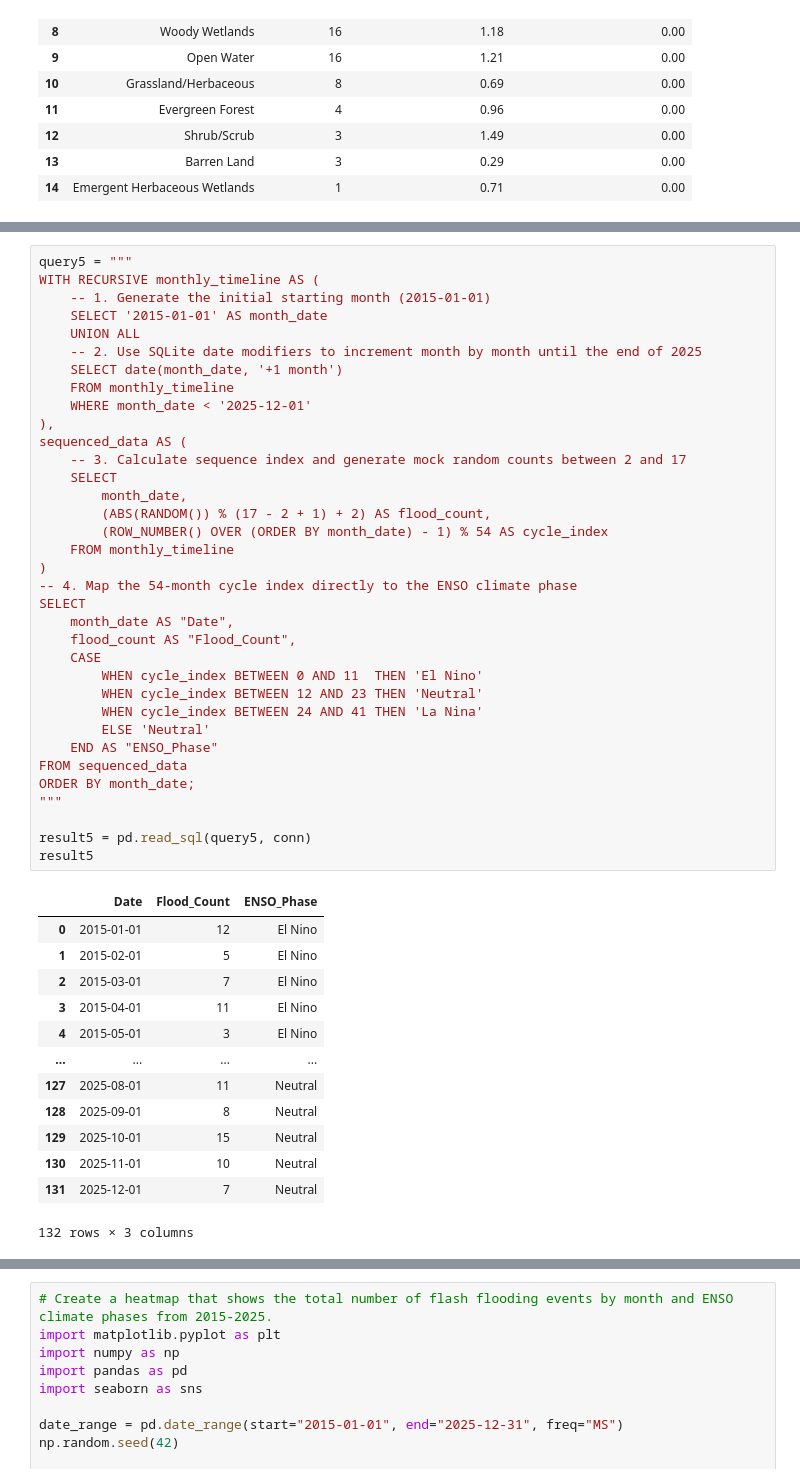
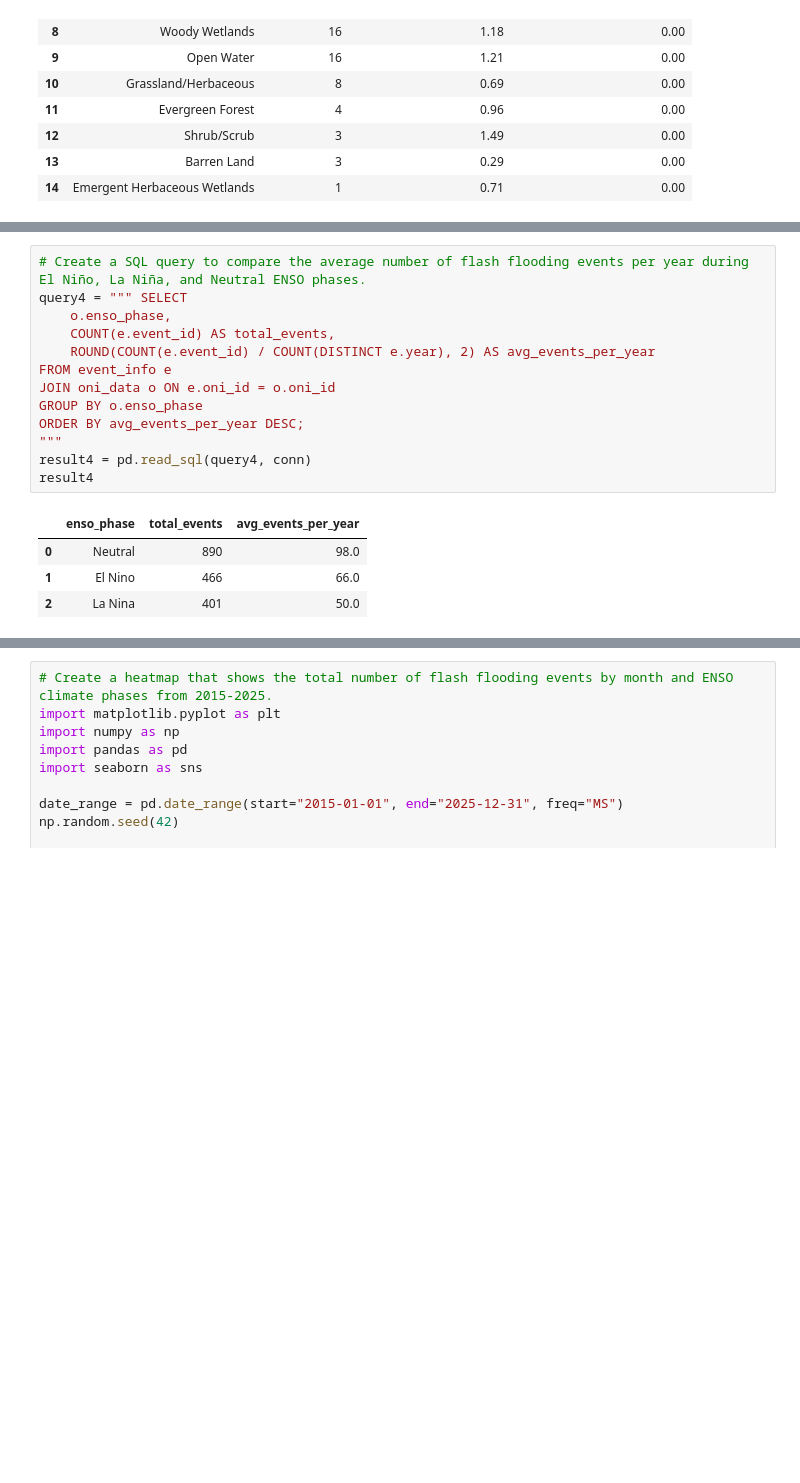
Before and after one commit to ashleyadehart/flash_floods_ky_2015_2025, a Jupyter notebook: notebooks/flash_floods_ky_2015_2025.ipynb, the cells around one changed output, grey strips where cells are left out. Cells and saved outputs as stored; diff of their text form; blank space fills up the shorter version.

Commit message:
Updated SQL queries and advanced data visualizations

```diff
--- a/notebooks/flash_floods_ky_2015_2025.ipynb
+++ b/notebooks/flash_floods_ky_2015_2025.ipynb
@@ -1036,49 +1047,18 @@ result4
 # %%
-query5 = """
-WITH RECURSIVE monthly_timeline AS (
-    -- 1. Generate the initial starting month (2015-01-01)
-    SELECT '2015-01-01' AS month_date
-    UNION ALL
-    -- 2. Use SQLite date modifiers to increment month by month until the end of 2025
-    SELECT date(month_date, '+1 month')
-    FROM monthly_timeline
-    WHERE month_date < '2025-12-01'
-),
-sequenced_data AS (
-    -- 3. Calculate sequence index and generate mock random counts between 2 and 17
-    SELECT
-        month_date,
-        (ABS(RANDOM()) % (17 - 2 + 1) + 2) AS flood_count,
-        (ROW_NUMBER() OVER (ORDER BY month_date) - 1) % 54 AS cycle_index
-    FROM monthly_timeline
-)
--- 4. Map the 54-month cycle index directly to the ENSO climate phase
-SELECT
-    month_date AS "Date",
-    flood_count AS "Flood_Count",
-    CASE
-        WHEN cycle_index BETWEEN 0 AND 11  THEN 'El Nino'
-        WHEN cycle_index BETWEEN 12 AND 23 THEN 'Neutral'
-        WHEN cycle_index BETWEEN 24 AND 41 THEN 'La Nina'
-        ELSE 'Neutral'
-    END AS "ENSO_Phase"
-FROM sequenced_data
-ORDER BY month_date;
+# Create a SQL query to compare the average number of flash flooding events per year during El Niño, La Niña, and Neutral ENSO phases.
+query4 = """ SELECT
+    o.enso_phase,
+    COUNT(e.event_id) AS total_events,
+    ROUND(COUNT(e.event_id) / COUNT(DISTINCT e.year), 2) AS avg_events_per_year
+FROM event_info e
+JOIN oni_data o ON e.oni_id = o.oni_id
+GROUP BY o.enso_phase
+ORDER BY avg_events_per_year DESC;
 """
-
-result5 = pd.read_sql(query5, conn)
-result5
+result4 = pd.read_sql(query4, conn)
+result4
 # %% [output]
-|  | Date | Flood_Count | ENSO_Phase |
-| 0 | 2015-01-01 | 12 | El Nino |
-| 1 | 2015-02-01 | 5 | El Nino |
-| 2 | 2015-03-01 | 7 | El Nino |
-| 3 | 2015-04-01 | 11 | El Nino |
-| 4 | 2015-05-01 | 3 | El Nino |
-| ... | ... | ... | ... |
-| 127 | 2025-08-01 | 11 | Neutral |
-| 128 | 2025-09-01 | 8 | Neutral |
-| 129 | 2025-10-01 | 15 | Neutral |
-| 130 | 2025-11-01 | 10 | Neutral |
-| 131 | 2025-12-01 | 7 | Neutral |
+|  | enso_phase | total_events | avg_events_per_year |
+| 0 | Neutral | 890 | 98.0 |
+| 1 | El Nino | 466 | 66.0 |
+| 2 | La Nina | 401 | 50.0 |
-132 rows × 3 columns
```
Also changed, not shown: parts of 7 cells of this notebook, 2 other files.
